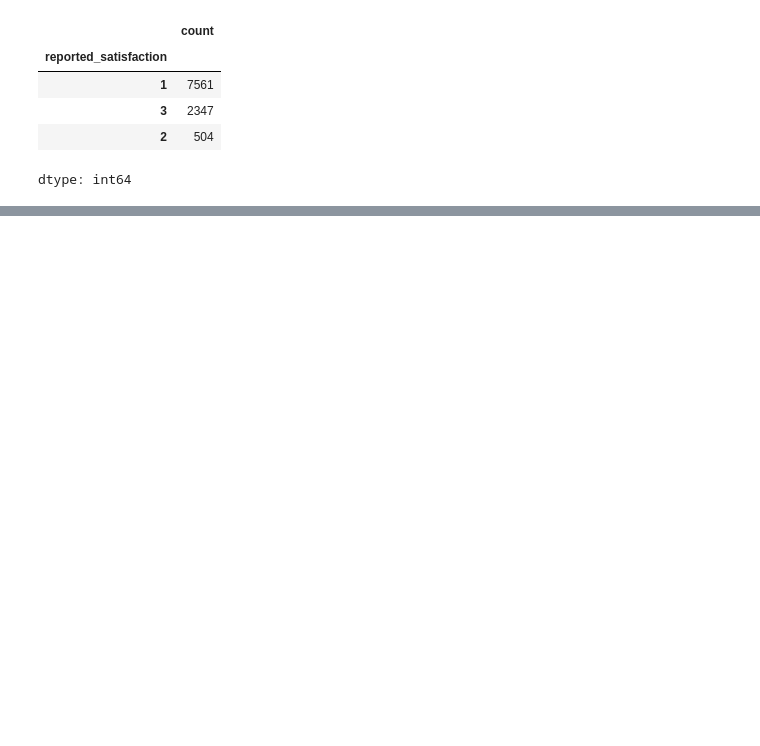
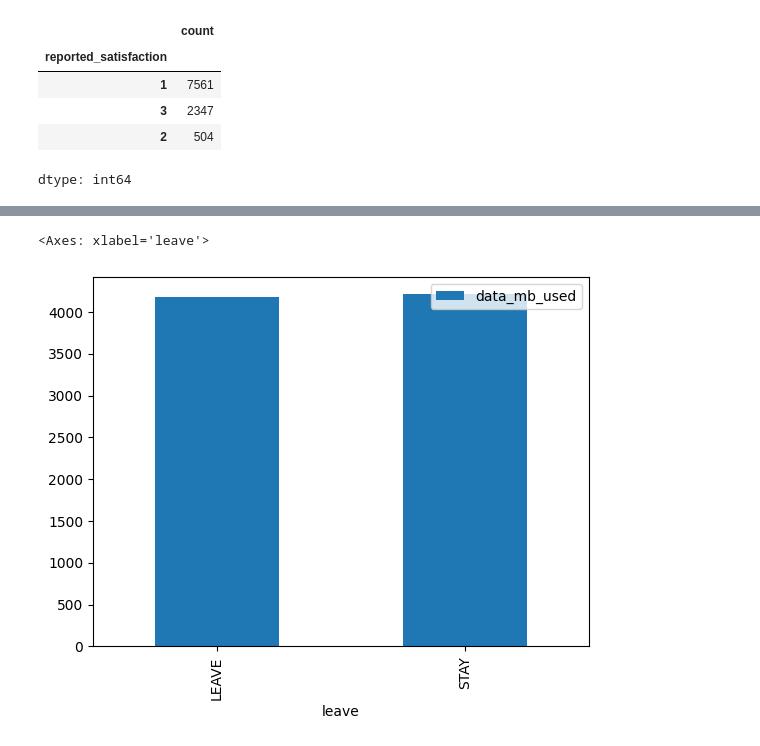
Before and after one commit to BBloxham1/is4487, a Jupyter notebook: Labs/Scripts/lab8_megatelco_data_prep.ipynb, the cells around one changed output, grey strips where cells are left out. Saved outputs shown, nothing was run; the diff lists cells and outputs as text; code cells hidden in the pictures; blank space fills up the shorter version.

```diff
--- a/Labs/Scripts/lab8_megatelco_data_prep.ipynb
+++ b/Labs/Scripts/lab8_megatelco_data_prep.ipynb
@@ -277,0 +263,6 @@ dtype: int64
+# %%
+#chart 2: Data used vs leave
+df_clean[['data_mb_used','leave']].groupby('leave').mean('data_mb_used').plot.bar()
+# %% [output]
+<Axes: xlabel='leave'>
+[figure, added]
```
Also changed, not shown: parts of 9 cells of this notebook.
